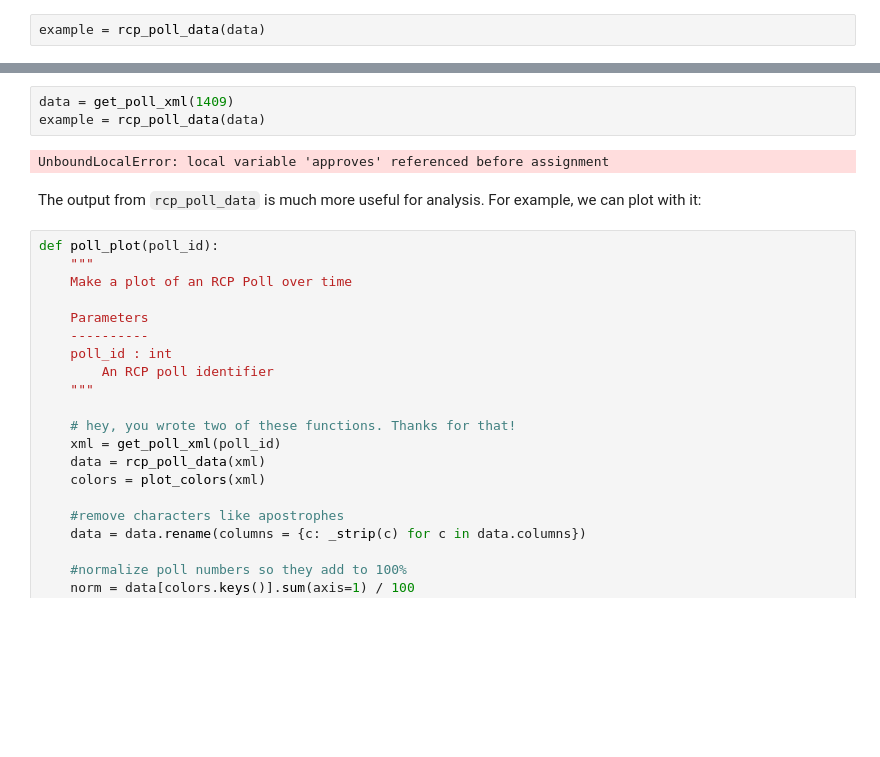
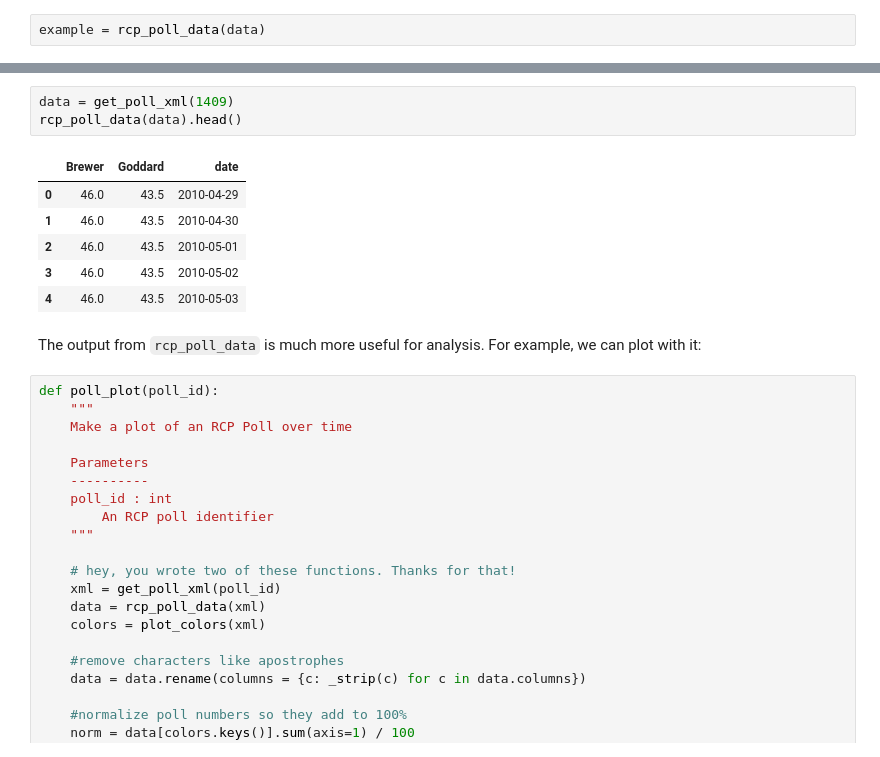
Before and after one commit to epequeno/cs109, a Jupyter notebook: HW1.ipynb, the cells around one changed output, grey strips where cells are left out. Cells and saved outputs as stored; diff of their text form; blank space fills up the shorter version.

```diff
--- a/HW1.ipynb
+++ b/HW1.ipynb
@@ -292,8 +293,13 @@ example[:5]
 # %%
 data = get_poll_xml(1409)
-example = rcp_poll_data(data)
+rcp_poll_data(data).head()
 # %% [output]
-UnboundLocalError: local variable 'approves' referenced before assignment
+|  | Brewer | Goddard | date |
+| 0 | 46.0 | 43.5 | 2010-04-29 |
+| 1 | 46.0 | 43.5 | 2010-04-30 |
+| 2 | 46.0 | 43.5 | 2010-05-01 |
+| 3 | 46.0 | 43.5 | 2010-05-02 |
+| 4 | 46.0 | 43.5 | 2010-05-03 |
 # %% [markdown]
 The output from `rcp_poll_data` is much more useful for analysis. For example, we can plot with it:
 # %%
```
Also changed, not shown: parts of 20 cells of this notebook.
